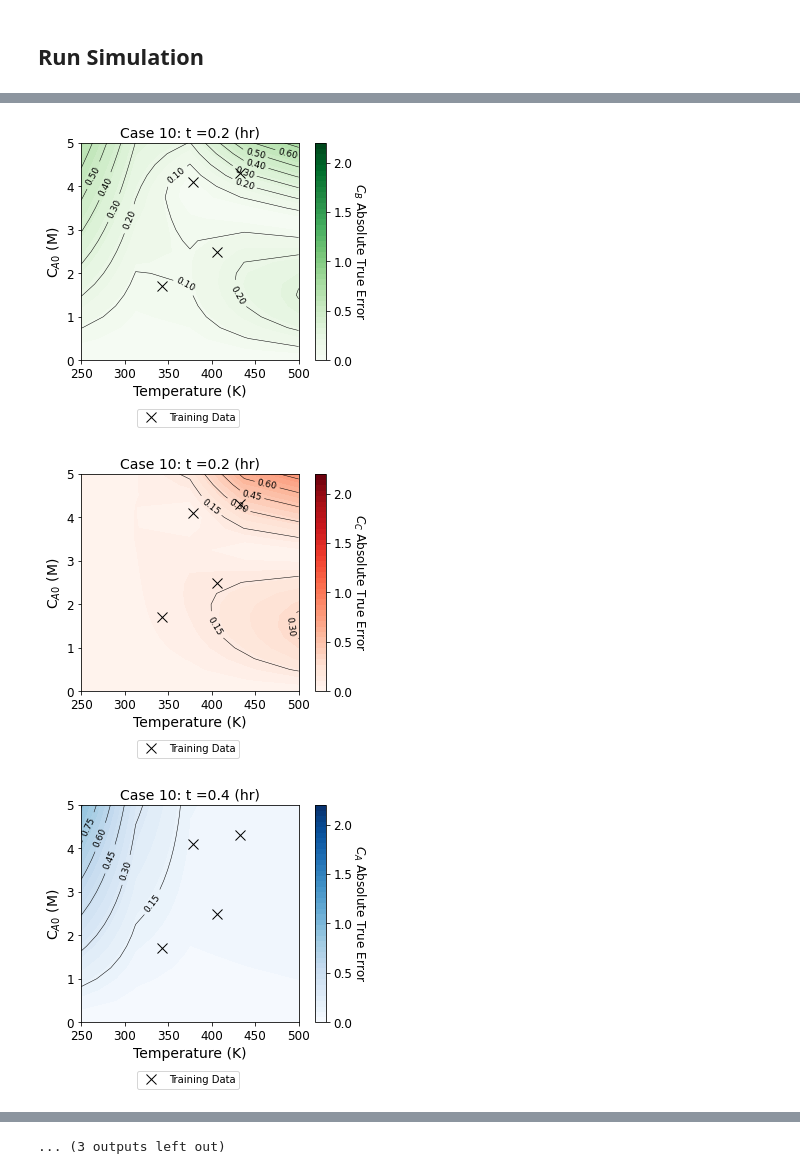
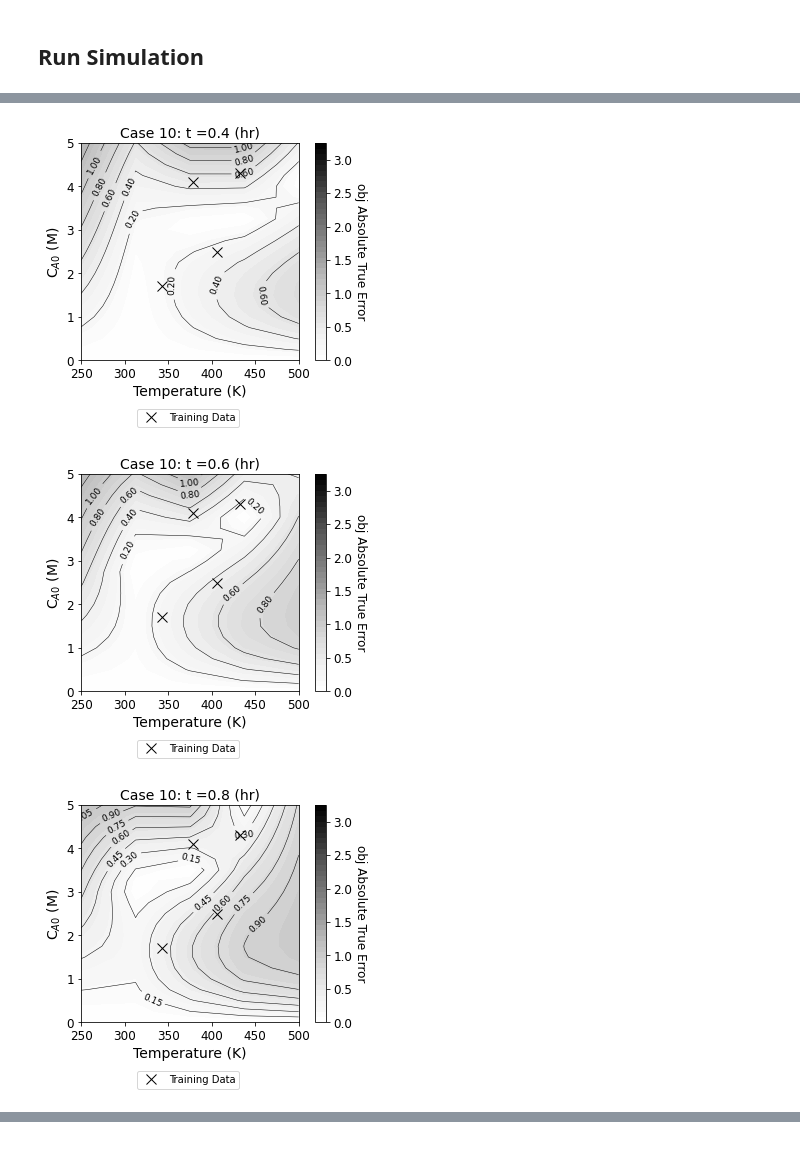
Before and after one commit to kylajones/Separable-Hybrid-Models, a Jupyter notebook: effect of concentration case studies.ipynb, the cells around one changed output, grey strips where cells are left out. Drawn from its saved outputs; the diff is of its cells as text; code cells hidden in the pictures.

Commit message:
Add files via upload
made objective contours

```diff
--- a/effect of concentration case studies.ipynb
+++ b/effect of concentration case studies.ipynb
@@ -228,9 +275,14 @@ E_fp = np.array([10, 20, 15])
 case_no = 10 # set case number
 θ_sp = paf.get_case_params(case_no, sp_params) # retrieve simple physics parameters for case of interest
 
+# set objective weights
+obj_weights = [-0.5,1,-0.5,0,0]
+
+# initialize
 err_A = initialize(CA0, T) # initialize an A error matrix
 err_B = initialize(CA0, T) # initialize an B error matrix
 err_C = initialize(CA0, T) # initialize an C error matrix
+err_obj = initialize(CA0, T) # initialize an obj error matrix
 
 for i in np.arange(0, len(t_des)): # loop over desired times
 
@@ -244,6 +296,12 @@ for i in np.arange(0, len(t_des)): # loop over desired times
             # simulate simple physics model
             CA_sp, CB_sp, CC_sp = rxn.simple_physics_model(θ_sp, t, CA0[j], T[k])
 
+            # compute objective function for full physics
+            obj_fp = paf.objective_function(CA_fp, CB_fp, CC_fp, t, T[k], obj_weights, print_level = 2, temp_ref = 500)
+
+            # compute objective function for simple physics
+            obj_sp = paf.objective_function(CA_sp, CB_sp ,CC_sp, t, T[k], obj_weights, print_level = 2, temp_ref = 500)
+
             # extract time of interest
             idx = find_idx(t, t_des[i])
 
@@ -251,6 +309,7 @@ for i in np.arange(0, len(t_des)): # loop over desired times
             err_A[j,k] = abs_tru_err(CA_fp[idx], CA_sp[idx])
             err_B[j,k] = abs_tru_err(CB_fp[idx], CB_sp[idx])
             err_C[j,k] = abs_tru_err(CC_fp[idx], CC_sp[idx])
+            err_obj[j,k] = abs_tru_err(obj_fp[idx], obj_sp[idx])
 
         # extract experiments from case study number
         case_exp_set = get_exps(case_no, exp_list)
@@ -266,7 +325,8 @@ for i in np.arange(0, len(t_des)): # loop over desired times
             CA0_td[j] = case_ctrl_vars[0,3]
 
     # create contour plots
-    contour_plot(T, CA0, err_A,'A', T_td, CA0_td, case_no, t_des[i])
-    contour_plot(T, CA0, err_B,'B', T_td, CA0_td, case_no, t_des[i])
-    contour_plot(T, CA0, err_C,'C', T_td, CA0_td, case_no, t_des[i])
+    #contour_plot(T, CA0, err_A,'A', T_td, CA0_td, case_no, t_des[i])
+    #contour_plot(T, CA0, err_B,'B', T_td, CA0_td, case_no, t_des[i])
+    #contour_plot(T, CA0, err_C,'C', T_td, CA0_td, case_no, t_des[i])
+    obj_contour_plot(T, CA0, err_obj,'obj', T_td, CA0_td, case_no, t_des[i])
 # %% [output]
@@ -274,3 +334,3 @@ for i in np.arange(0, len(t_des)): # loop over desired times
-[figure, old version]
+[figure, new version]
-[figure, old version]
+[figure, new version]
-[figure, old version]
+[figure, new version]
@@ -285,4 +338,3 @@ for i in np.arange(0, len(t_des)): # loop over desired times
-... (3 outputs left out)
 # %%
 # def temp_conc(T,CA0,t,t_des, θ_fp, case_no, θ_sp):
 
```
Also changed, not shown: parts of 2 cells of this notebook.
